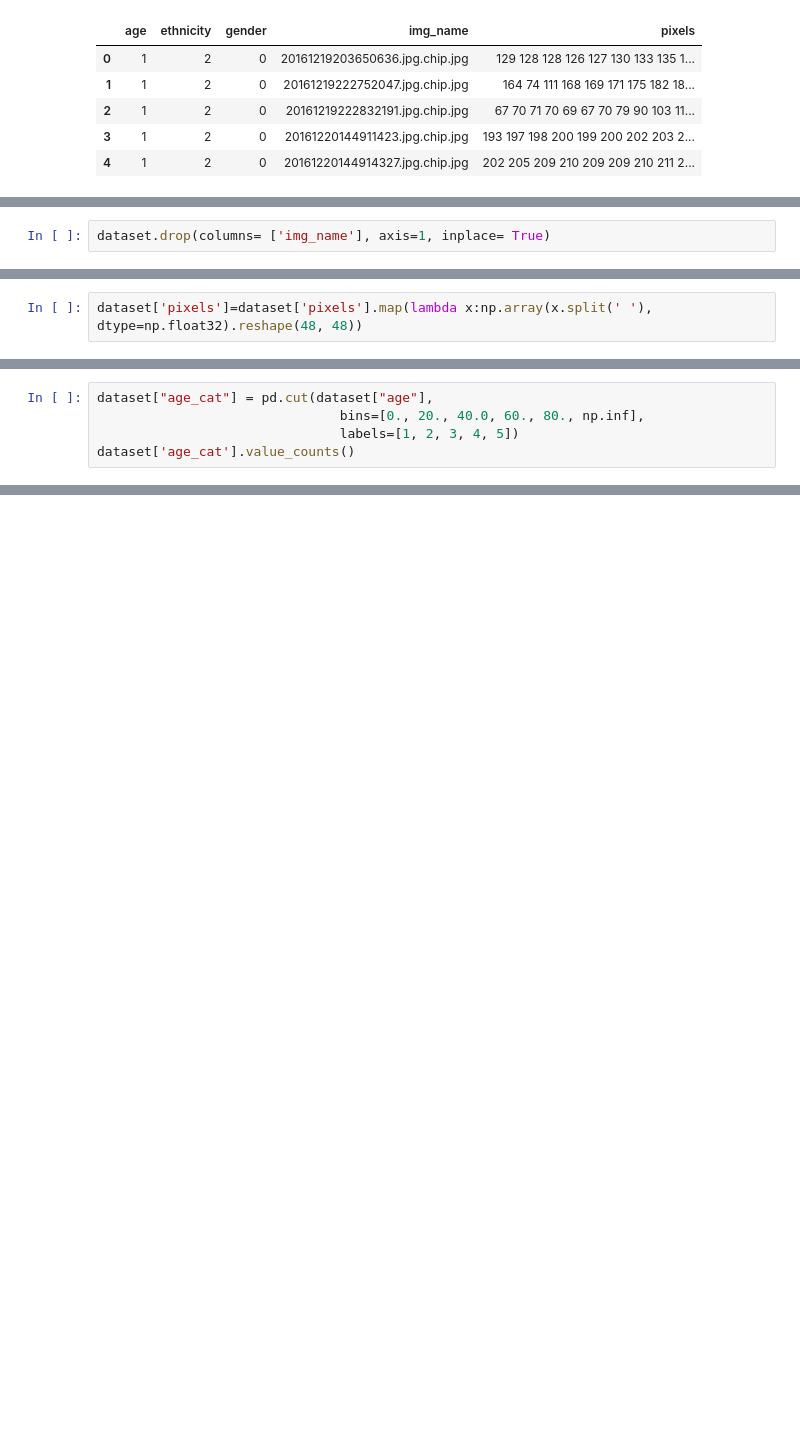
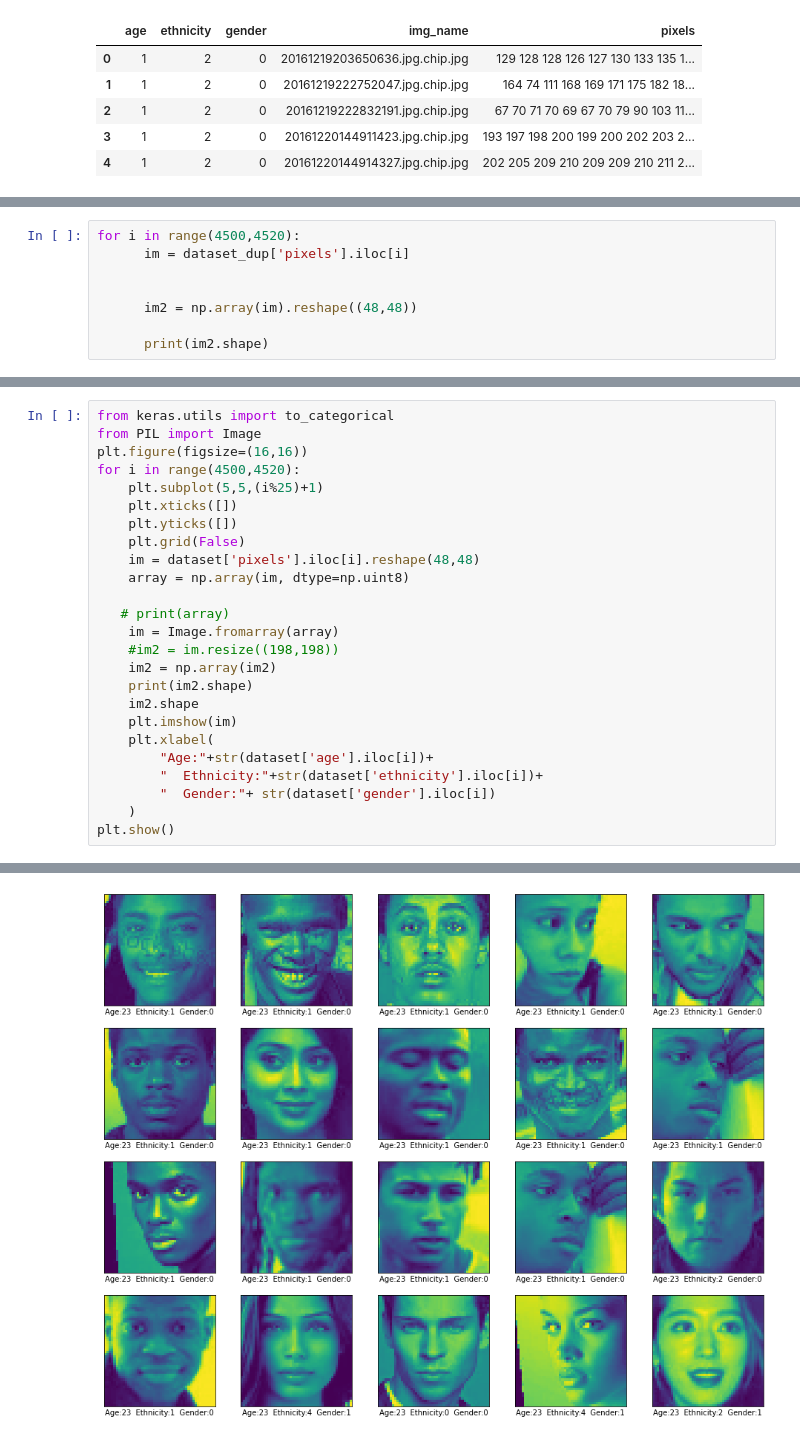
Before and after one commit to dmf49/CS5542, a Jupyter notebook: project_dmf49.ipynb, the cells around one changed output, grey strips where cells are left out. Cells and saved outputs as stored; diff of their text form; blank space fills up the shorter version.

```diff
--- a/project_dmf49.ipynb
+++ b/project_dmf49.ipynb
@@ -512,2 +423,0 @@ Index(['age', 'ethnicity', 'gender', 'img_name', 'pixels'], dtype='object')
-# %%
-dataset.drop(columns= ['img_name'], axis=1, inplace= True)
@@ -523,2 +423,0 @@ dataset.head()
-# %%
-dataset['pixels']=dataset['pixels'].map(lambda x:np.array(x.split(' '), dtype=np.float32).reshape(48, 48))
@@ -556,5 +423,0 @@ dataset['gender'].hist()
-# %%
-dataset["age_cat"] = pd.cut(dataset["age"],
-                               bins=[0., 20., 40.0, 60., 80., np.inf],
-                               labels=[1, 2, 3, 4, 5])
-dataset['age_cat'].value_counts()
@@ -590,0 +521,8 @@ for train_index, test_index in split.split(Dataset, Dataset["age_cat"]):
+# %%
+for i in range(4500,4520):
+      im = dataset_dup['pixels'].iloc[i]
+
+
+      im2 = np.array(im).reshape((48,48))
+
+      print(im2.shape)
@@ -590,0 +550,26 @@ for train_index, test_index in split.split(Dataset, Dataset["age_cat"]):
+# %%
+from keras.utils import to_categorical
+from PIL import Image
+plt.figure(figsize=(16,16))
+for i in range(4500,4520):
+    plt.subplot(5,5,(i%25)+1)
+    plt.xticks([])
+    plt.yticks([])
+    plt.grid(False)
+    im = dataset['pixels'].iloc[i].reshape(48,48)
+    array = np.array(im, dtype=np.uint8)
+
+   # print(array)
+    im = Image.fromarray(array)
+    #im2 = im.resize((198,198))
+    im2 = np.array(im2)
+    print(im2.shape)
+    im2.shape
+    plt.imshow(im)
+    plt.xlabel(
+        "Age:"+str(dataset['age'].iloc[i])+
+        "  Ethnicity:"+str(dataset['ethnicity'].iloc[i])+
+        "  Gender:"+ str(dataset['gender'].iloc[i])
+    )
+plt.show()
+# %% [output]
@@ -590,0 +596 @@ for train_index, test_index in split.split(Dataset, Dataset["age_cat"]):
+[figure, added]
```
Also changed, not shown: parts of 52 cells of this notebook.
